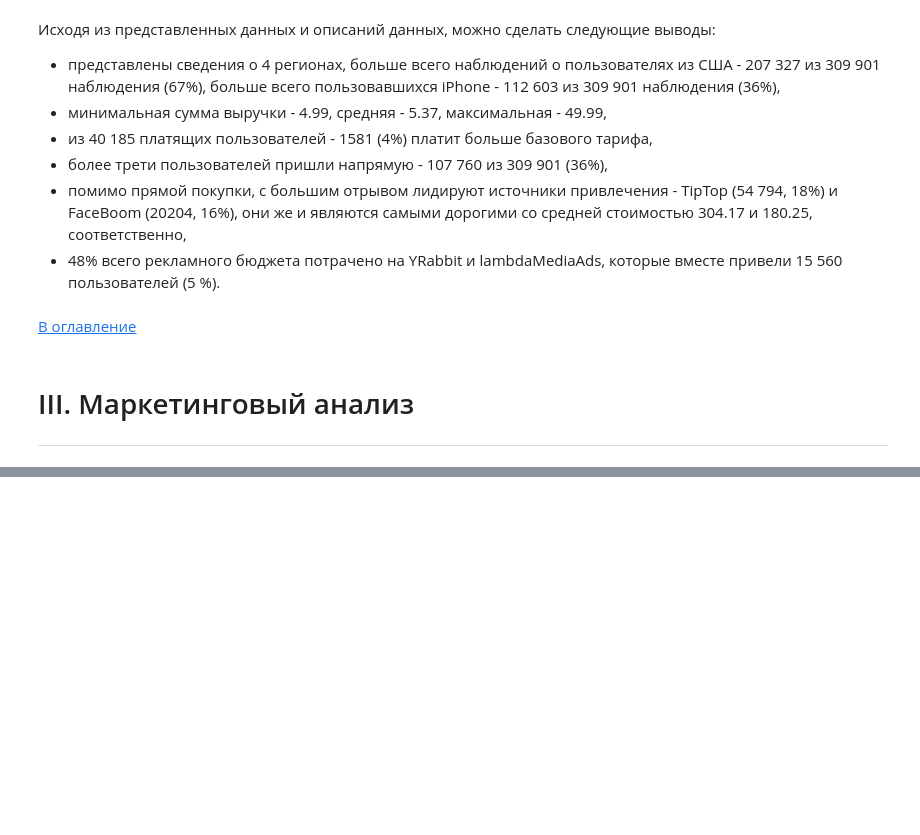
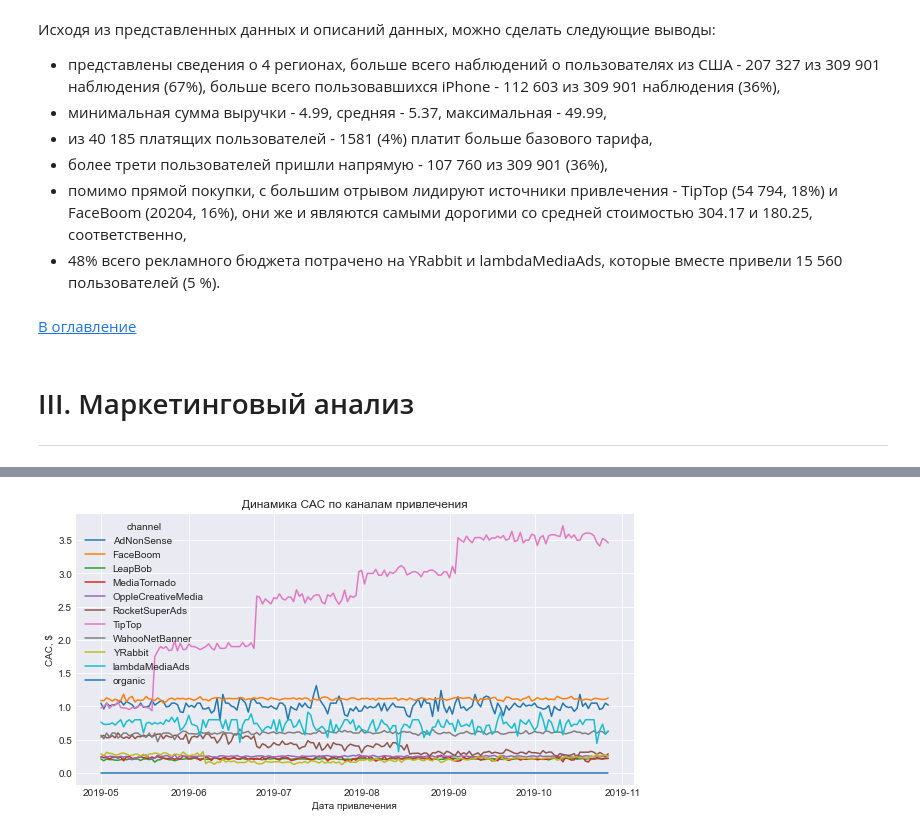
Before and after one commit to ikazman/practicum_da_projects, a Jupyter notebook: marketing_analysis/maketing_analysis.ipynb, the cells around one changed output, grey strips where cells are left out. Saved outputs shown, nothing was run; the diff lists cells and outputs as text; code cells hidden in the pictures; blank space fills up the shorter version.

Commit message:
Sharey excluded from CAC graph - check later

```diff
--- a/marketing_analysis/maketing_analysis.ipynb
+++ b/marketing_analysis/maketing_analysis.ipynb
@@ -487,2 +484,0 @@ from calculator.calculator import MetricCalculator
-# %%
-calc = MetricCalculator('datasets/visits_info_short.csv', 'datasets/orders_info_short.csv', 'datasets/costs_info_short.csv')
@@ -498,3 +511,13 @@ profiles
+# %%
+profiles.pivot_table(
+    index='dt', columns='channel', values='acquisition_cost', aggfunc='mean'
+).plot(grid=True, figsize=(10, 5))
+plt.ylabel('CAC, $')
+plt.xlabel('Дата привлечения')
+plt.title('Динамика САС по каналам привлечения')
+plt.show()
+# %% [output]
+[figure, added]
 # %%
 retention_raw, retention_grouped, retention_hist = calc.get_retention(profiles, observation_date, horizon_days)
 # %%
```
Also changed, not shown: parts of 32 cells of this notebook, 1 other file.
